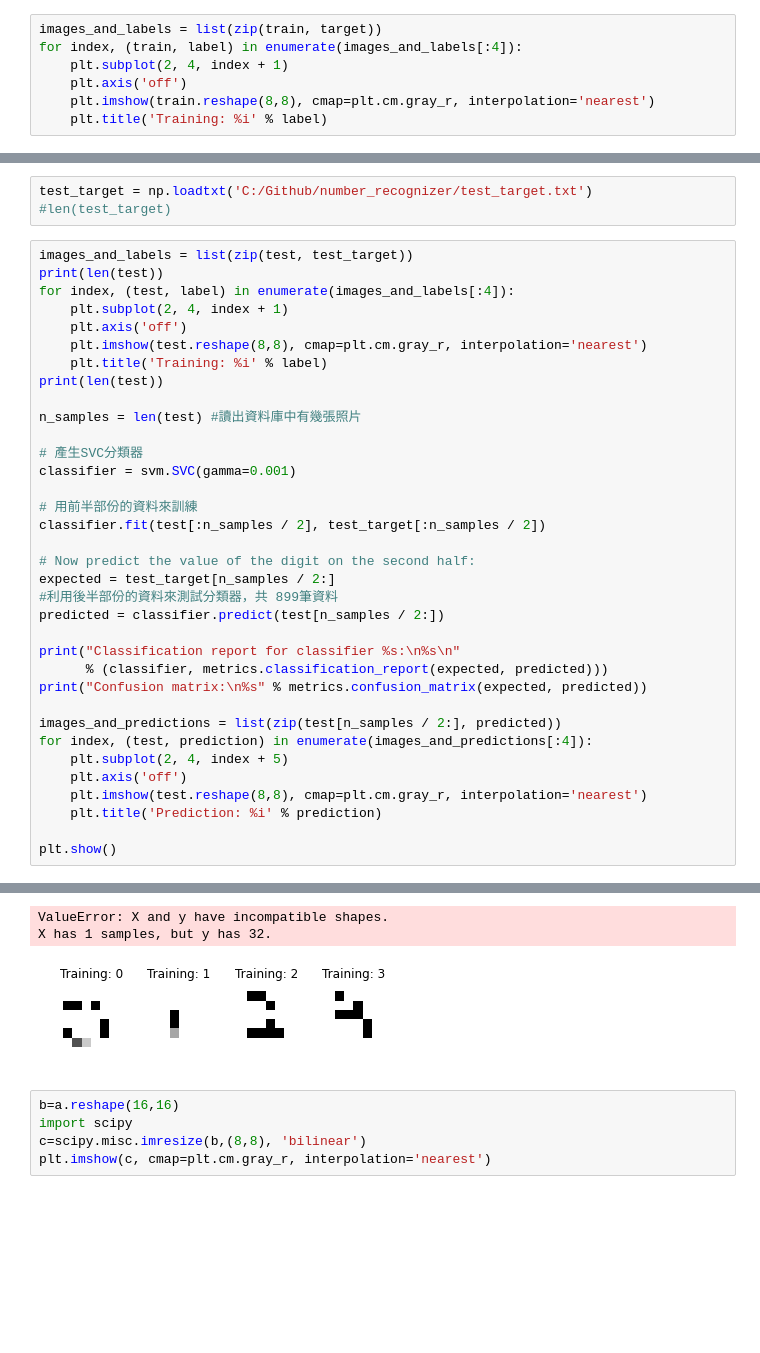
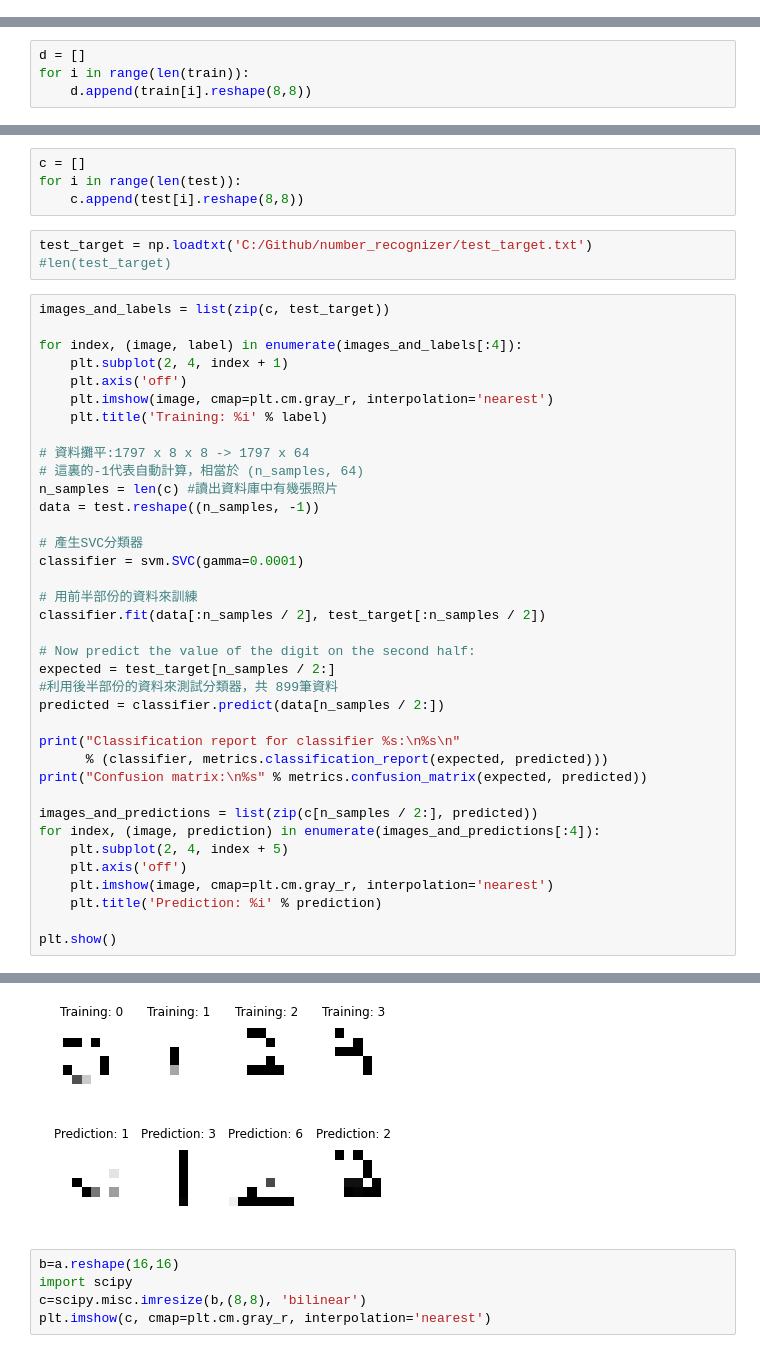
Before and after one commit to candyyunwen/number_recognizer, a Jupyter notebook: machines/number_recognizer/number_recognizer.ipynb, the cells around one changed output, grey strips where cells are left out. Saved outputs shown, nothing was run; the diff lists cells and outputs as text; blank space fills up the shorter version.

```diff
--- a/machines/number_recognizer/number_recognizer.ipynb
+++ b/machines/number_recognizer/number_recognizer.ipynb
@@ -223,10 +221,3 @@ Please select the number to show : 0
 2
 <matplotlib.image.AxesImage at 0x...>
 [figure]
-# %%
-images_and_labels = list(zip(train, target))
-for index, (train, label) in enumerate(images_and_labels[:4]):
-    plt.subplot(2, 4, index + 1)
-    plt.axis('off')
-    plt.imshow(train.reshape(8,8), cmap=plt.cm.gray_r, interpolation='nearest')
-    plt.title('Training: %i' % label)
@@ -234,0 +224,4 @@ for index, (train, label) in enumerate(images_and_labels[:4]):
+# %%
+d = []
+for i in range(len(train)):
+    d.append(train[i].reshape(8,8))
@@ -235,41 +284,47 @@ for index, (train, label) in enumerate(images_and_labels[:4]):
 # %%
 test = np.loadtxt('C:/Github/number_recognizer/test.txt')
 #len(test)
+# %%
+c = []
+for i in range(len(test)):
+    c.append(test[i].reshape(8,8))
 # %%
 test_target = np.loadtxt('C:/Github/number_recognizer/test_target.txt')
 #len(test_target)
 # %%
-images_and_labels = list(zip(test, test_target))
-print(len(test))
-for index, (test, label) in enumerate(images_and_labels[:4]):
+images_and_labels = list(zip(c, test_target))
+
+for index, (image, label) in enumerate(images_and_labels[:4]):
     plt.subplot(2, 4, index + 1)
     plt.axis('off')
-    plt.imshow(test.reshape(8,8), cmap=plt.cm.gray_r, interpolation='nearest')
+    plt.imshow(image, cmap=plt.cm.gray_r, interpolation='nearest')
     plt.title('Training: %i' % label)
-print(len(test))
 
-n_samples = len(test) #讀出資料庫中有幾張照片
+# 資料攤平:1797 x 8 x 8 -> 1797 x 64
+# 這裏的-1代表自動計算，相當於 (n_samples, 64)
+n_samples = len(c) #讀出資料庫中有幾張照片
+data = test.reshape((n_samples, -1))
 
 # 產生SVC分類器
-classifier = svm.SVC(gamma=0.001)
+classifier = svm.SVC(gamma=0.0001)
 
 # 用前半部份的資料來訓練
-classifier.fit(test[:n_samples / 2], test_target[:n_samples / 2])
+classifier.fit(data[:n_samples / 2], test_target[:n_samples / 2])
 
 # Now predict the value of the digit on the second half:
 expected = test_target[n_samples / 2:]
 #利用後半部份的資料來測試分類器，共 899筆資料
-predicted = classifier.predict(test[n_samples / 2:])
+predicted = classifier.predict(data[n_samples / 2:])
 
 print("Classification report for classifier %s:\n%s\n"
       % (classifier, metrics.classification_report(expected, predicted)))
 print("Confusion matrix:\n%s" % metrics.confusion_matrix(expected, predicted))
 
-images_and_predictions = list(zip(test[n_samples / 2:], predicted))
-for index, (test, prediction) in enumerate(images_and_predictions[:4]):
+images_and_predictions = list(zip(c[n_samples / 2:], predicted))
+for index, (image, prediction) in enumerate(images_and_predictions[:4]):
     plt.subplot(2, 4, index + 5)
     plt.axis('off')
-    plt.imshow(test.reshape(8,8), cmap=plt.cm.gray_r, interpolation='nearest')
+    plt.imshow(image, cmap=plt.cm.gray_r, interpolation='nearest')
     plt.title('Prediction: %i' % prediction)
 
 plt.show()
@@ -279,6 +349,4 @@ plt.show()
-ValueError: X and y have incompatible shapes.
-X has 1 samples, but y has 32.
-[figure, old version]
+[figure, new version]
 # %%
 b=a.reshape(16,16)
 import scipy
```
Also changed, not shown: parts of 5 cells of this notebook, 1 other file.
